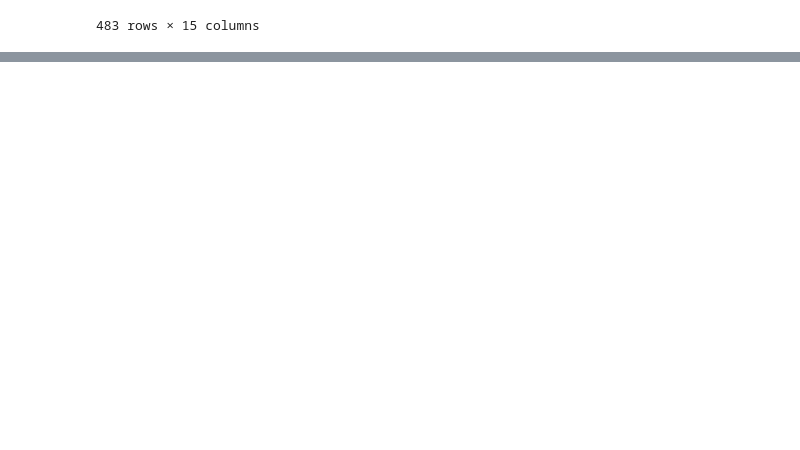
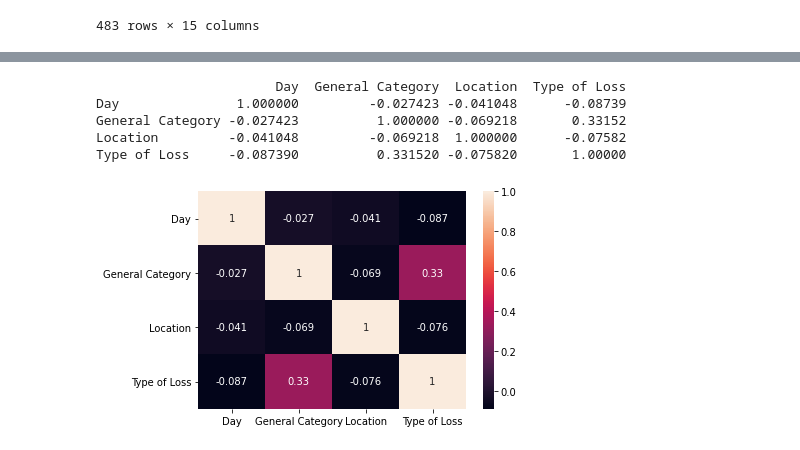
Before and after one commit to bettyphh/North-America-Theft-Intel, a Jupyter notebook: notebooks/Theft Data Correlation.ipynb, the cells around one changed output, grey strips where cells are left out. Drawn from its saved outputs; the diff is of its cells as text; code cells hidden in the pictures; blank space fills up the shorter version.

Commit message:
Try Corr

```diff
--- a/notebooks/Theft Data Correlation.ipynb
+++ b/notebooks/Theft Data Correlation.ipynb
@@ -39,0 +39,35 @@ pd.value_counts(df['General Category']).plot(kind='bar', ax=ax6)
+# %%
+# lower case
+df = df.apply(lambda x: x.astype(str).str.lower())
+
+# encoding
+day = {'monday': 1, 'tuesday': 2, 'wednesday': 3, 'thursday': 4, 'friday': 5, 'saturday': 6 , 'sunday': 7}
+category = {'animal, farm, & equipment': 11, 'apparel': 12, 'automobile & parts': 13, 'beauty & personal care': 14,
+            'cleaning, plastic, & paper': 15, 'construction & industrial goods': 16, 'consumer electronics': 17,
+            'currency & firearms': 18, 'food & drinks': 19, 'household & appliances': 20, 'merchandise': 21,
+            'metals': 22, 'mixed cargo': 23, 'pharma & medical supplies': 24, 'tobacco & alcohol': 25}
+location = {'airline cargo terminal': 31, 'carrier yard/parking': 32, 'drop lot': 33, 'marine terminal': 34,
+            'origin/dc': 35, 'parking lot': 36, 'rail yard': 37, 'receivers': 38, 'residence': 39, 'rest area':40,
+            'roadside': 41, 'secure yard': 42, 'truck stop/gas station': 43, 'unsecured location': 44,
+            'unspecified': 45, 'warehouse': 46, 'wh yard/parking': 47}
+loss = {'cargo theft': 51, 'pilferage': 52, 'seal break': 53}
+
+
+# replace to numerical value
+df_new = df.replace({'Day': day, 'General Category': category, 'Location': location, 'Type of Loss': loss})
+# %%
+# correlation
+df_day_cat = df_new[['Day','General Category','Location','Type of Loss']]
+corrMatrix  = df_day_cat.corr()
+print(corrMatrix)
+
+# plot corr
+sns.heatmap(corrMatrix, annot=True)
+plt.show()
+# %% [output]
+                       Day  General Category  Location  Type of Loss
+Day               1.000000         -0.027423 -0.041048      -0.08739
+General Category -0.027423          1.000000 -0.069218       0.33152
+Location         -0.041048         -0.069218  1.000000      -0.07582
+Type of Loss     -0.087390          0.331520 -0.075820       1.00000
+[figure, added]
```
Also changed, not shown: parts of 3 cells of this notebook, 1 other file.
